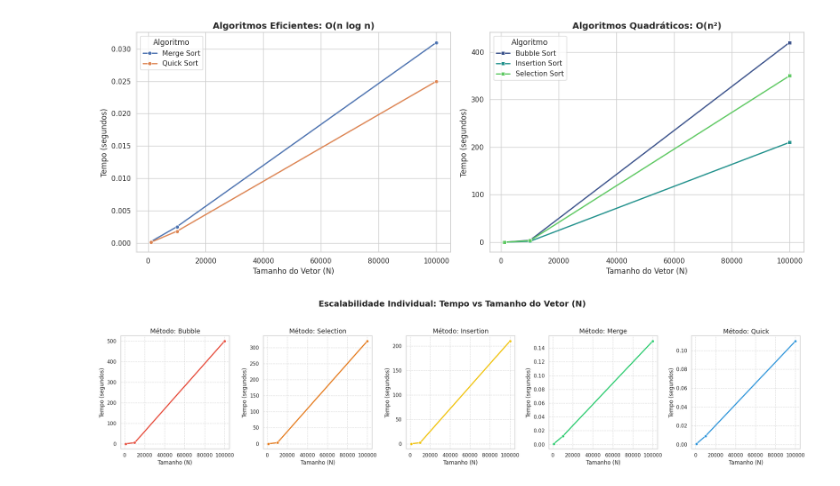
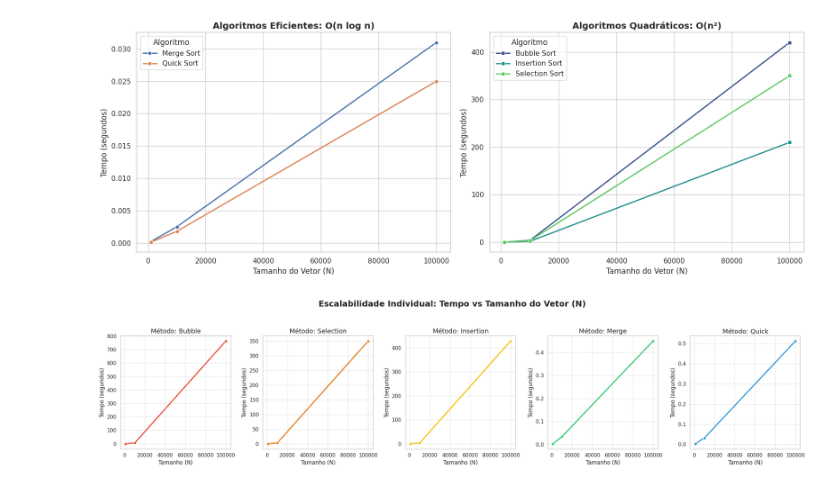
Before and after one commit to anabiarochar/Mestrado_AlgoritmosProgramacao, a Jupyter notebook: Projeto1/Gráficos.ipynb, the cells around one changed output. Drawn from its saved outputs; the diff is of its cells as text; code cells hidden in the pictures.

```diff
--- a/Projeto1/Gráficos.ipynb
+++ b/Projeto1/Gráficos.ipynb
@@ -104,36 +198,36 @@ data = {
     'Algoritmo': ['Bubble', 'Bubble', 'Bubble', 'Selection', 'Selection', 'Selection',
                   'Insertion', 'Insertion', 'Insertion', 'Merge', 'Merge', 'Merge',
                   'Quick', 'Quick', 'Quick'],
     'N': [1000, 10000, 100000] * 5,
     'Tempo (s)': [
-        0.05, 5.0, 500.0,   # Bubble (O(n²))
-        0.03, 3.2, 320.0,   # Selection (O(n²))
-        0.02, 2.1, 210.0,   # Insertion (O(n²))
-        0.001, 0.012, 0.15, # Merge (O(n log n))
-        0.0008, 0.009, 0.11 # Quick (O(n log n))
+        0.059, 6.877, 763.785,   # Bubble (O(n²))
+        0.037, 2.724, 350.004,   # Selection (O(n²))
+        0.030, 2.849, 428.039,   # Insertion (O(n²))
+        0.003, 0.034, 0.449,     # Merge (O(n log n))
+        0.003, 0.032, 0.512      # Quick (O(n log n))
     ]
 }
 
 df = pd.DataFrame(data)
 
 # 2. Configuração da área de desenho (5 gráficos em linha ou 2x3)
 fig, axes = plt.subplots(1, 5, figsize=(22, 5), sharex=True)
 fig.suptitle('Escalabilidade Individual: Tempo vs Tamanho do Vetor (N)', fontsize=18, fontweight='bold', y=1.05)
 
 algoritmos = ['Bubble', 'Selection', 'Insertion', 'Merge', 'Quick']
 cores = ['#e74c3c', '#e67e22', '#f1c40f', '#2ecc71', '#3498db']
 
 # 3. Loop para criar cada subgráfico
 for i, algo in enumerate(algoritmos):
     df_filtrado = df[df['Algoritmo'] == algo]
     sns.lineplot(data=df_filtrado, x='N', y='Tempo (s)', ax=axes[i], marker='o', color=cores[i], linewidth=2.5)
 
     axes[i].set_title(f'Método: {algo}', fontsize=14)
     axes[i].set_xlabel('Tamanho (N)')
     axes[i].set_ylabel('Tempo (segundos)')
     axes[i].grid(True, linestyle='--', alpha=0.7)
 
 plt.tight_layout()
 plt.show()
 # %% [output]
-[figure, old version]
+[figure, new version]
```
Also changed, not shown: parts of 4 cells of this notebook.
